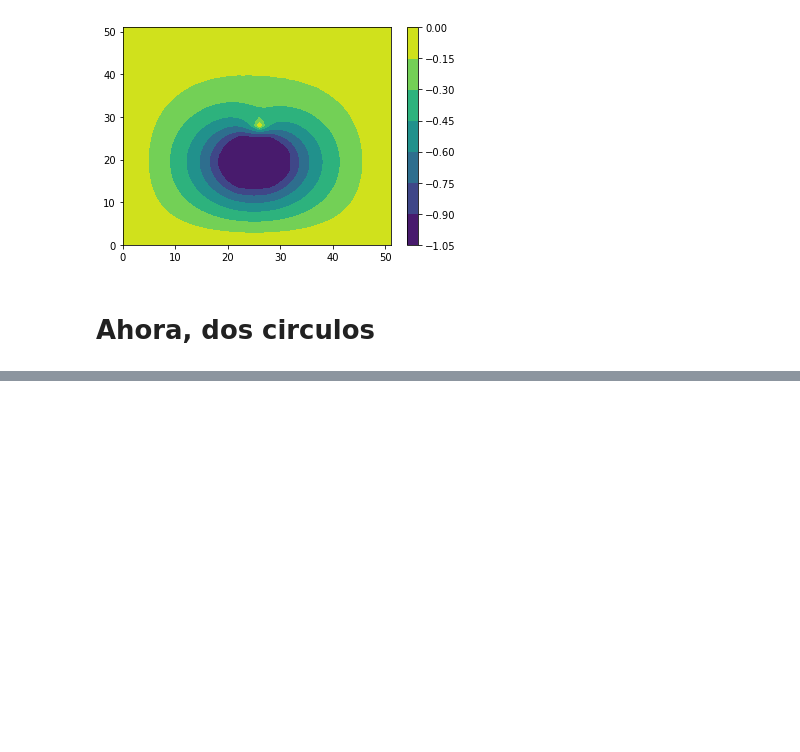
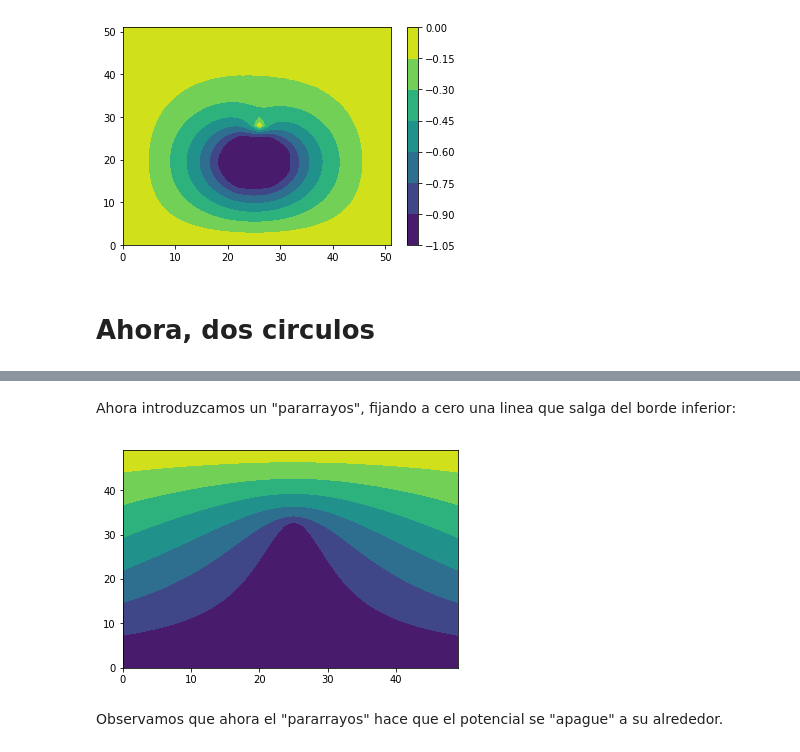
Before and after one commit to mmatera/emnotebooks, a Jupyter notebook: laplace_discreta.ipynb, the cells around one changed output, grey strips where cells are left out. Drawn from its saved outputs; the diff is of its cells as text; code cells hidden in the pictures; blank space fills up the shorter version.

```diff
--- a/laplace_discreta.ipynb
+++ b/laplace_discreta.ipynb
@@ -237,0 +303,31 @@ plt.show()
+# %% [markdown]
+Ahora introduzcamos un "pararrayos", fijando a cero una linea que salga del borde inferior:
+# %%
+
+for i in range(int(2./3.*n)):
+    mascara[i,int(n/2)] = 1
+    phi[i, int(n/2)] = 0.
+    phi[i, int(n/2)+1] = 0.
+    phi[i, int(n/2)-1] = 0.
+
+
+for step in range(npasos):
+    newphi =  np.zeros((n,n))
+    # recorro toda la malla, incluyendo el borde.
+    for i in range(0,n):
+        for j in range(0,n):
+            # si el punto está en la máscara, copio el valor anterior.
+            if mascara[i,j] == 1 or i==0 or i==n-1 or j==0 or j==n-1:
+                newphi[i,j] = phi[i,j]
+            # si no, lo calculo el promedio
+            else:
+                newphi[i,j] = .25*(phi[i,j-1]+phi[i,j+1]+phi[i+1,j]+phi[i-1,j])
+
+    phi = newphi
+
+plt.contourf(newphi)
+plt.show()
+# %% [output]
+[figure, added]
+# %% [markdown]
+Observamos que ahora el "pararrayos" hace que el potencial se "apague" a su alrededor.
```
Also changed, not shown: parts of 3 cells of this notebook.
